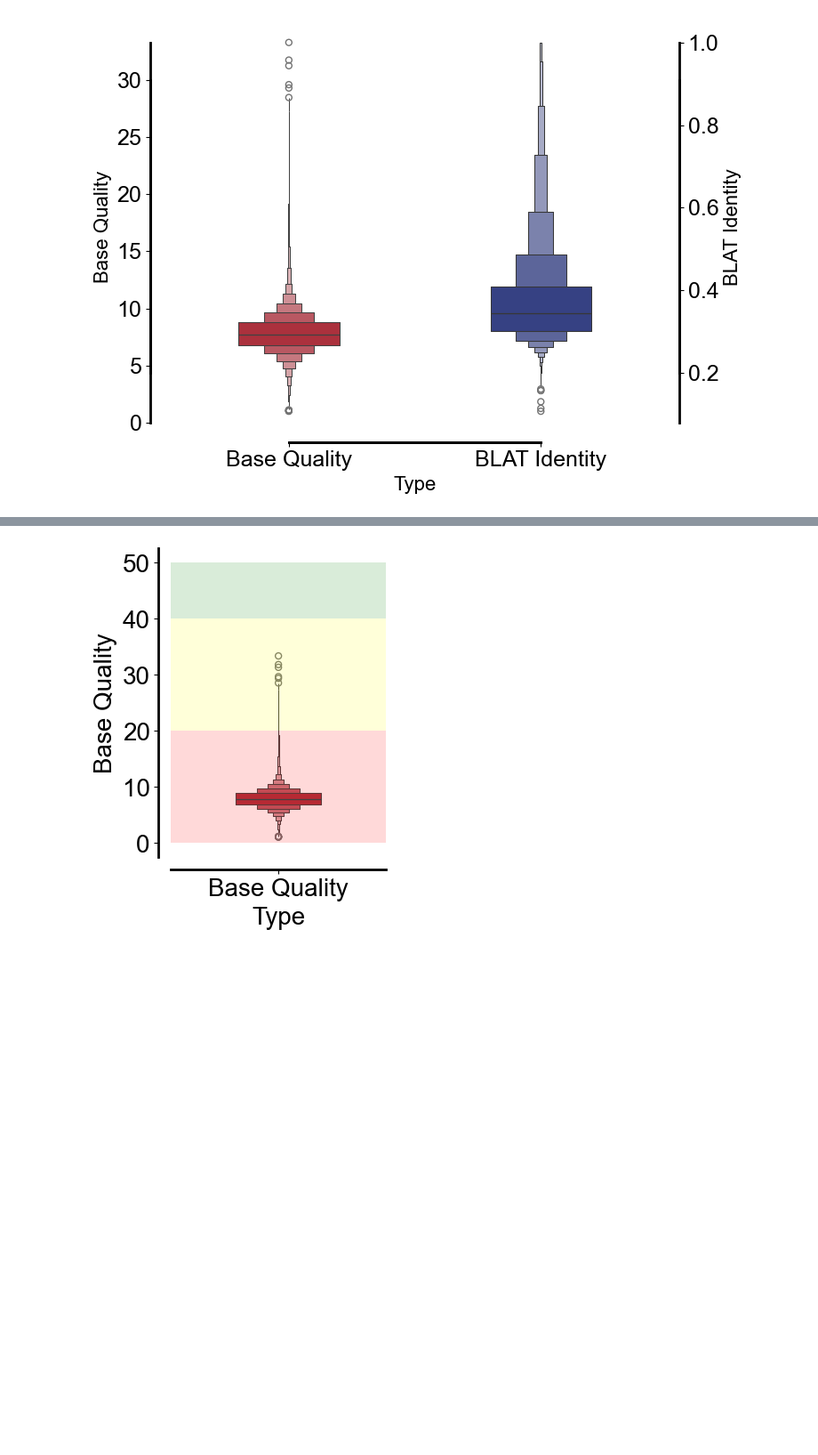
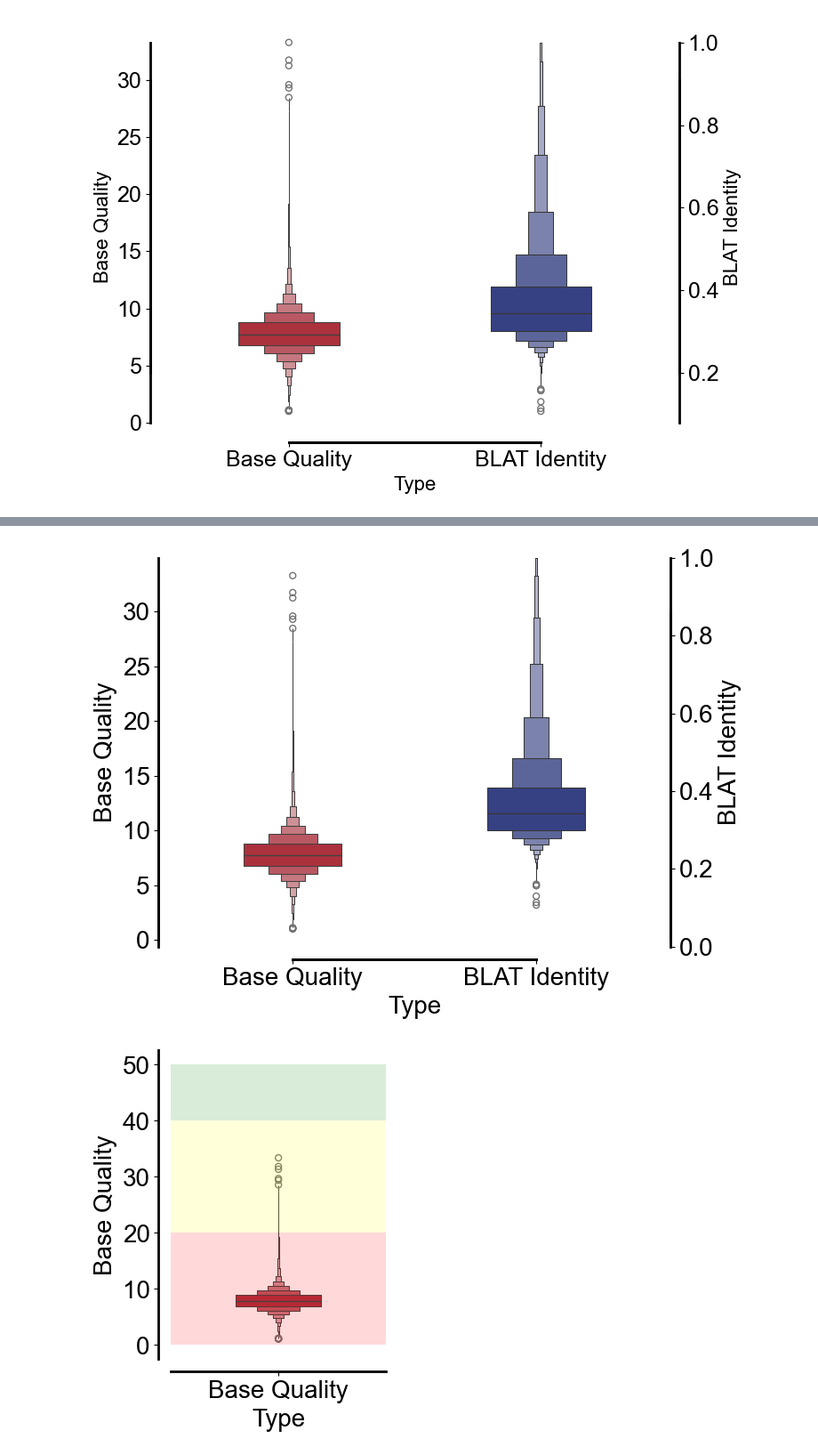
Before and after one commit to cauliyang/deepchopper-paper, a Jupyter notebook: figures/figures.ipynb, the cells around one changed output, grey strips where cells are left out. Shown at 89% size. Cells and saved outputs as stored; diff of their text form; code cells hidden in the pictures; blank space fills up the shorter version.

```diff
--- a/figures/figures.ipynb
+++ b/figures/figures.ipynb
@@ -977,3 +982,7 @@ plot_box_for_base_qual_and_blat(plot_data_remove_seq_base_quals_vcap004, plot_da
+# %%
+plot_box_for_base_qual_and_blat(plot_data_remove_seq_base_quals_vcap004, plot_data_vcap_004, plot_type="boxenplot", figname="tmp.pdf")
+# %% [output]
+[figure, added]
 # %%
 plot_box_for_base_qual_with_background(plot_data_remove_seq_base_quals_vcap004, c1=d1, figname="vcap004_base_qual_box_plot_with_background_2.pdf")
 # %% [output]
```
Also changed, not shown: parts of 2 cells of this notebook, 2 other files.
